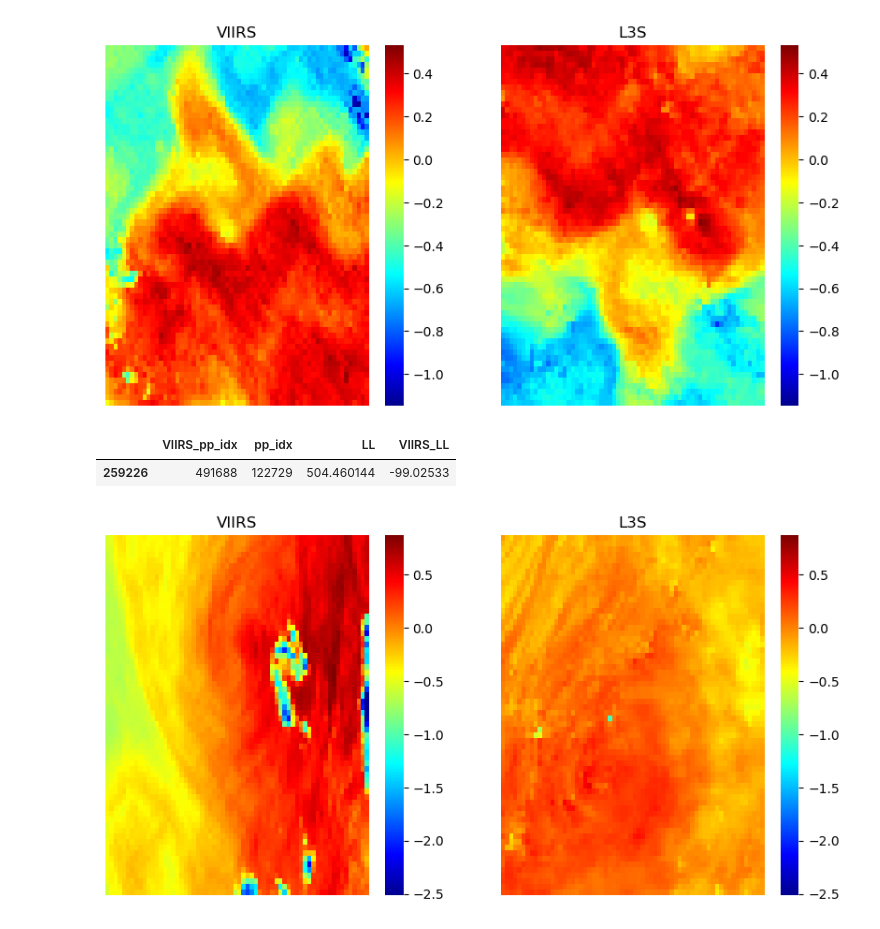
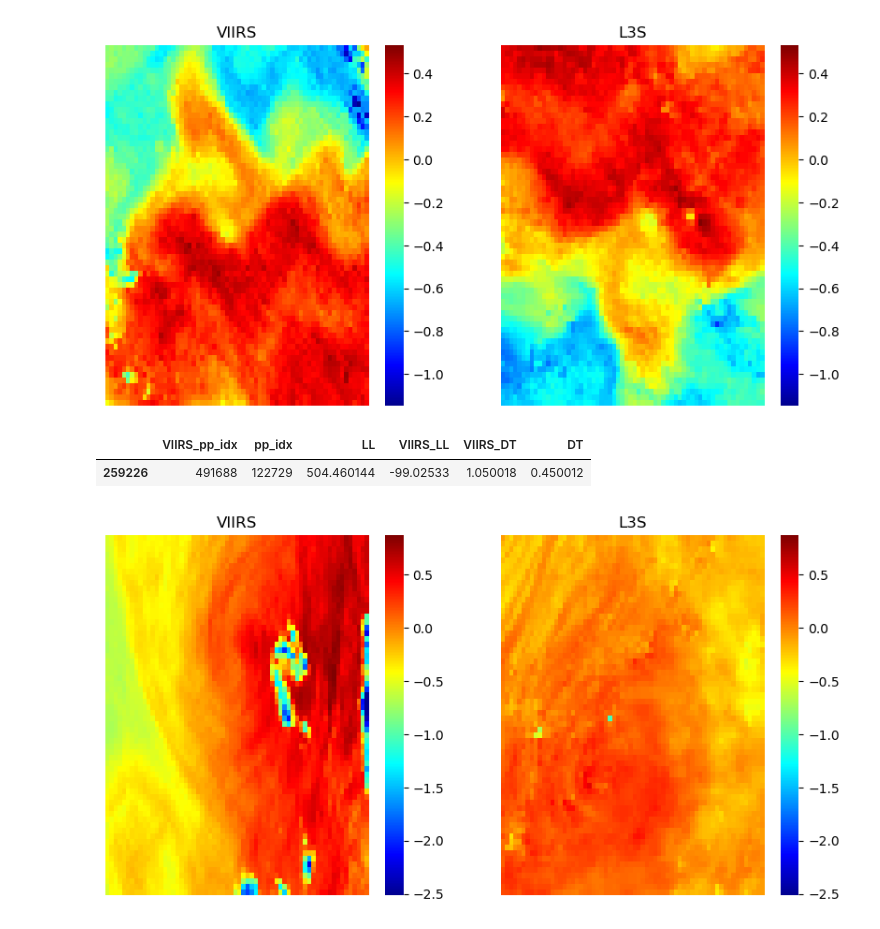
Before and after one commit to AI-for-Ocean-Science/ulmo, a Jupyter notebook: ulmo/sst_l3s/s3_images.ipynb, the cells around one changed output. Cells and saved outputs as stored; diff of their text form; code cells hidden in the pictures.

```diff
--- a/ulmo/sst_l3s/s3_images.ipynb
+++ b/ulmo/sst_l3s/s3_images.ipynb
@@ -53,16 +47,0 @@ Index(['VIIRS_row', 'VIIRS_col', 'VIIRS_UID', 'VIIRS_LL', 'VIIRS_pp_file',
-# %%
-pandas.set_option('display.max_colwidth', None)
-print("VIIRS_pp_file:")
-print(small_diff_DT_df.loc[:, 'VIIRS_pp_file'])
-
-print("\nVIIRS_pp_idx:")
-print(small_diff_DT_df.loc[:, 'VIIRS_pp_idx'])
-
-print("\npp_file:")
-print(small_diff_DT_df.loc[:, 'pp_file'])
-
-print("\npp_idx:")
-print(small_diff_DT_df.loc[:, 'pp_idx'])
-
-print("\nfilename:")
-print(small_diff_DT_df.loc[:, 'filename'])
@@ -252,10 +211,10 @@ filtered_data = table[
     (table['LL'] >= 495) & (table['LL'] <= 505)
 ]
 # %%
-filtered_data[['VIIRS_pp_idx', 'pp_idx', "LL", "VIIRS_LL"]]
+filtered_data[['VIIRS_pp_idx', 'pp_idx', "LL", "VIIRS_LL", 'VIIRS_DT', 'DT']]
 # %% [output]
-|  | VIIRS_pp_idx | pp_idx | LL | VIIRS_LL |
-| 259226 | 491688 | 122729 | 504.460144 | -99.02533 |
+|  | VIIRS_pp_idx | pp_idx | LL | VIIRS_LL | VIIRS_DT | DT |
+| 259226 | 491688 | 122729 | 504.460144 | -99.02533 | 1.050018 | 0.450012 |
 # %%
 pp_file = "s3://sst-l3s/PreProc/L3S_VIIRS144_2012_preproc.h5"
 pp_idx = 122729
```
Also changed, not shown: parts of 11 cells of this notebook.
